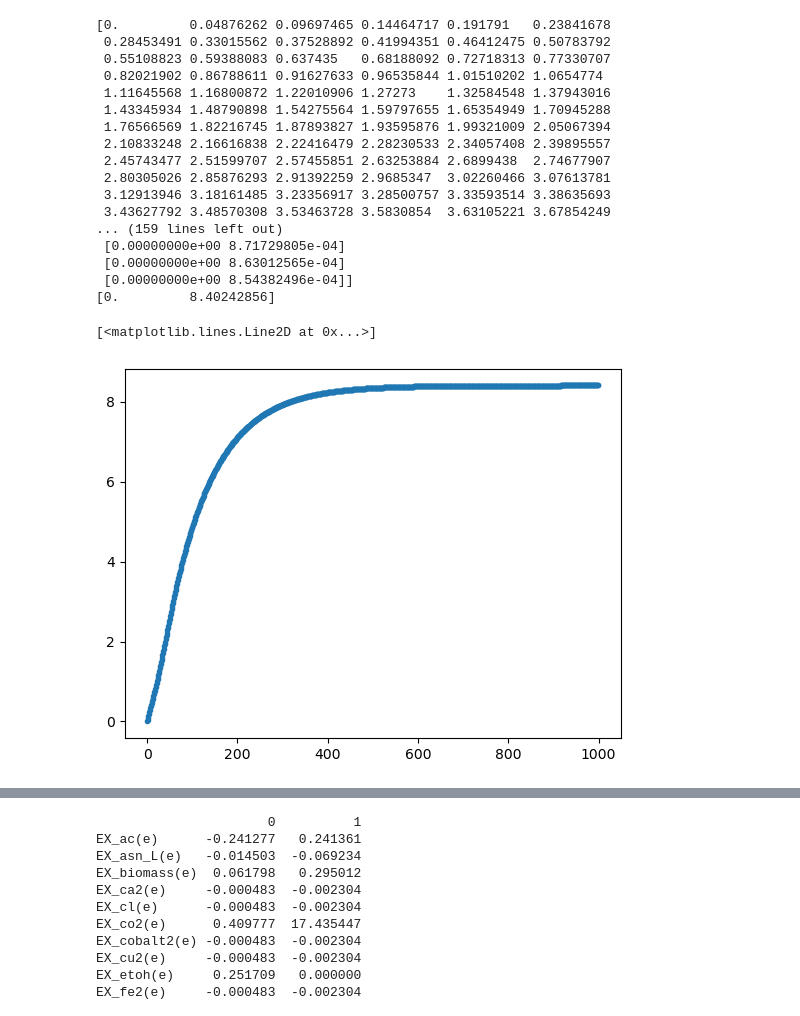
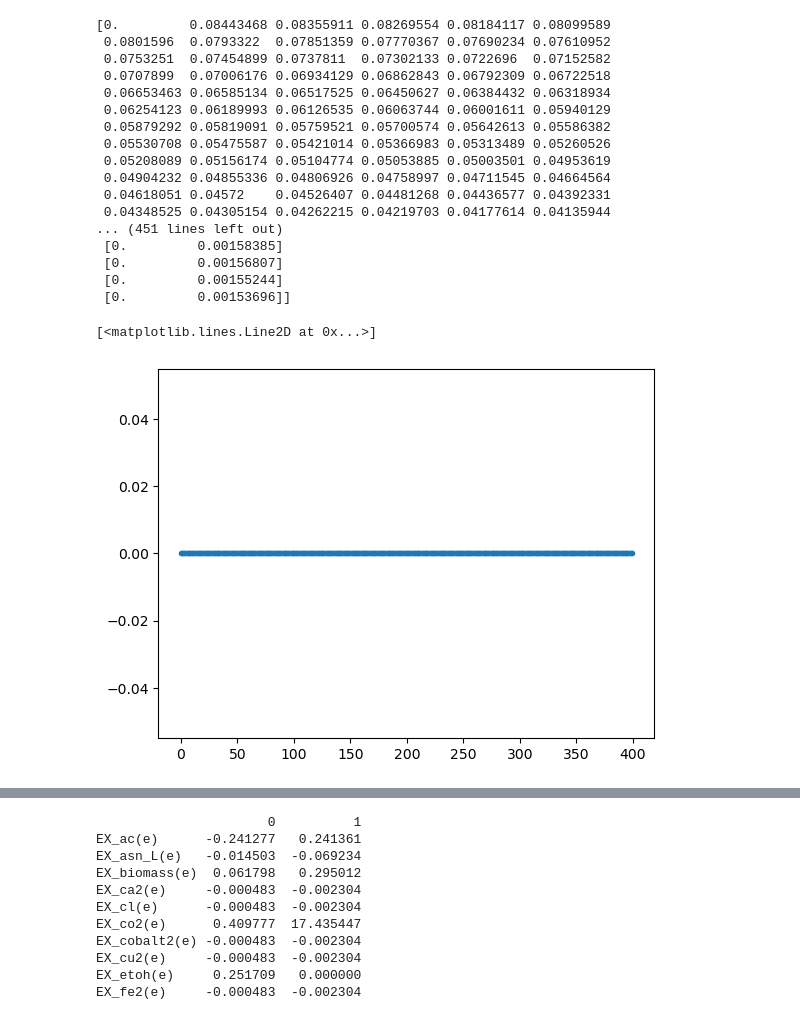
Before and after one commit to RSiegel03/giFBA, a Jupyter notebook: Examples/Differential_Equation_Sim.ipynb, the cells around one changed output, grey strips where cells are left out. Cells and saved outputs as stored; diff of their text form; code cells hidden in the pictures.

```diff
--- a/Examples/Differential_Equation_Sim.ipynb
+++ b/Examples/Differential_Equation_Sim.ipynb
@@ -61,3 +60,9 @@ media = {
 }
+# %%
+import gifba
+
+# load models and media:
+sim = "test"
+models, media = gifba.utils.load_simple_models(sim) # sim. 4a
 # %%
 # Dynamic Simulation (run through 1 time step split int m_n substeps)
@@ -126,0 +137,15 @@ def dynamic_simulation(m_n, m_f, models, ra, media, EX):
+# %%
+# Simulation
+rel_abund = [0.5, 0.5]
+max_substeps = 400
+step_size = 0.01
+
+EX = []
+for m in models:
+	for exch in m.exchanges:
+		EX.append(exch.id)
+EX = list(dict.fromkeys(EX))
+N_exs = len(EX)
+x0 = np.zeros(N_exs)
+
+models = cp.deepcopy(models)
@@ -127,16 +211,16 @@ def dynamic_simulation(m_n, m_f, models, ra, media, EX):
 # %%
 # Simulation
-ra = [0.5, 0.5]
-m_n = 1000
-m_f = 0.01
+rel_abund = [0.5, 0.5]
+max_substeps = 400
+step_size = 0.01
 
 EX = []
 for m in M:
-    for exch in m.exchanges:
-        EX.append(exch.id)
+	for exch in m.exchanges:
+		EX.append(exch.id)
 EX = list(dict.fromkeys(EX))
-N = len(EX)
-x0 = np.zeros(N)
+N_exs = len(EX)
+x0 = np.zeros(N_exs)
 
 models = cp.deepcopy(M)
 # %% [output]
@@ -148,4 +232,4 @@ Reading time = 0.01 seconds
 : 980 rows, 2102 columns, 8980 nonzeros
 # %%
-results, sum_results, xs = dynamic_simulation(m_n, m_f, models, ra, media, EX)
+results, sum_results, xs = dynamic_simulation(max_substeps, step_size, models, rel_abund, media, EX)
 # %% [output]
@@ -205,29 +288,28 @@ plt.plot(xs[i],'.')
 # %%
 i = EX.index('EX_but(e)')
 print(xs[i,:])
-print(results[i,:,:])
-print(sum_results[i,:])
-plt.plot(xs[i],'.')
+print(sum_results[i,:,:])
+plt.plot(sum_results[i,:,0].cumsum(),'.')
 # %% [output]
-[0.         0.04876262 0.09697465 0.14464717 0.191791   0.23841678
- 0.28453491 0.33015562 0.37528892 0.41994351 0.46412475 0.50783792
- 0.55108823 0.59388083 0.637435   0.68188092 0.72718313 0.77330707
- 0.82021902 0.86788611 0.91627633 0.96535844 1.01510202 1.0654774
- 1.11645568 1.16800872 1.22010906 1.27273    1.32584548 1.37943016
- 1.43345934 1.48790898 1.54275564 1.59797655 1.65354949 1.70945288
- 1.76566569 1.82216745 1.87893827 1.93595876 1.99321009 2.05067394
- 2.10833248 2.16616838 2.22416479 2.28230533 2.34057408 2.39895557
- 2.45743477 2.51599707 2.57455851 2.63253884 2.6899438  2.74677907
- 2.80305026 2.85876293 2.91392259 2.9685347  3.02260466 3.07613781
- 3.12913946 3.18161485 3.23356917 3.28500757 3.33593514 3.38635693
- 3.43627792 3.48570308 3.53463728 3.5830854  3.63105221 3.67854249
-... (159 lines left out)
- [0.00000000e+00 8.71729805e-04]
- [0.00000000e+00 8.63012565e-04]
- [0.00000000e+00 8.54382496e-04]]
-[0.         8.40242856]
+[0.         0.08443468 0.08355911 0.08269554 0.08184117 0.08099589
+ 0.0801596  0.0793322  0.07851359 0.07770367 0.07690234 0.07610952
+ 0.0753251  0.07454899 0.0737811  0.07302133 0.0722696  0.07152582
+ 0.0707899  0.07006176 0.06934129 0.06862843 0.06792309 0.06722518
+ 0.06653463 0.06585134 0.06517525 0.06450627 0.06384432 0.06318934
+ 0.06254123 0.06189993 0.06126535 0.06063744 0.06001611 0.05940129
+ 0.05879292 0.05819091 0.05759521 0.05700574 0.05642613 0.05586382
+ 0.05530708 0.05475587 0.05421014 0.05366983 0.05313489 0.05260526
+ 0.05208089 0.05156174 0.05104774 0.05053885 0.05003501 0.04953619
+ 0.04904232 0.04855336 0.04806926 0.04758997 0.04711545 0.04664564
+ 0.04618051 0.04572    0.04526407 0.04481268 0.04436577 0.04392331
+ 0.04348525 0.04305154 0.04262215 0.04219703 0.04177614 0.04135944
+... (451 lines left out)
+ [0.         0.00158385]
+ [0.         0.00156807]
+ [0.         0.00155244]
+ [0.         0.00153696]]
 [<matplotlib.lines.Line2D at 0x...>]
-[figure, old version]
+[figure, new version]
 # %%
 i = EX.index('EX_ac(e)')
 print(xs[i,:])
```
Also changed, not shown: parts of 13 cells of this notebook, 15 other files.
